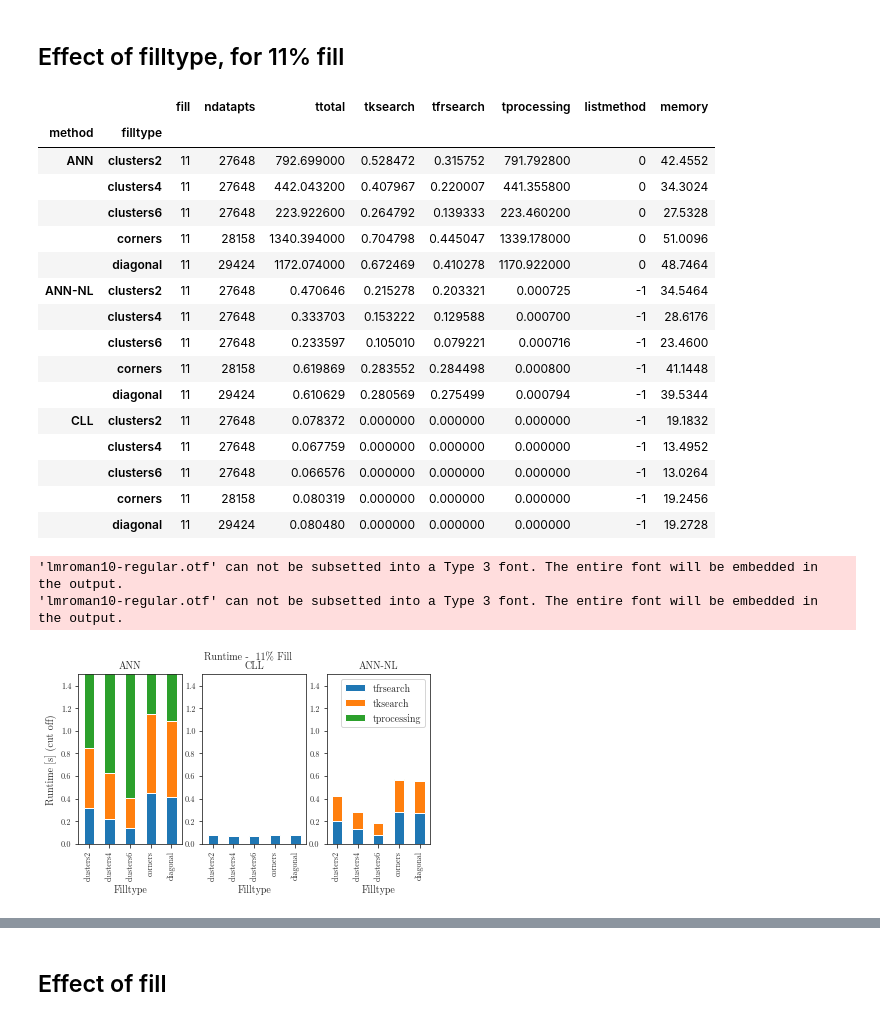
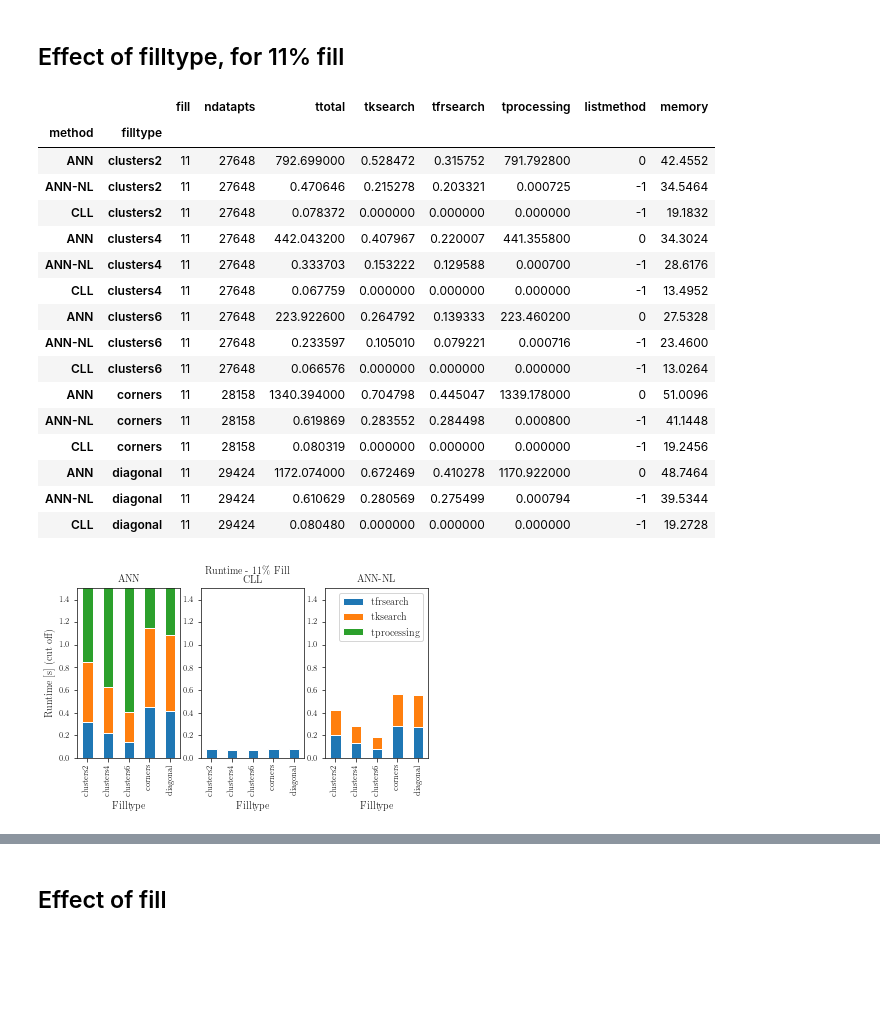
Before and after one commit to JensPfeifle/sph-nearest-neighbor, a Jupyter notebook: analysis/3-overview.ipynb, the cells around one changed output, grey strips where cells are left out. Saved outputs shown, nothing was run; the diff lists cells and outputs as text; code cells hidden in the pictures; blank space fills up the shorter version.

```diff
--- a/analysis/3-overview.ipynb
+++ b/analysis/3-overview.ipynb
@@ -30,7 +30,9 @@ params = {'font.family':"Latin Modern Roman",
           'xtick.labelsize': 8,
           'ytick.labelsize': 8,
           'savefig.bbox':"tight",
-          'figure.figsize': fig_size,}
+          'figure.figsize': fig_size,
+          'text.usetex': True,
+          'text.latex.preamble': [r'\usepackage{lmodern}'],}
 plt.rcParams.update(params)
 
 def savefig(name: str):
@@ -38,3 +40,5 @@ def savefig(name: str):
     plt.savefig(filename, bbox_inches = 'tight')
 
 # see also pgf export/plot
+# %%
+plt.rcParams['font.serif']
@@ -41,3 +60,3 @@ def savefig(name: str):
 # %%
-[k for k in plt.rcParams.keys() if "title" in k]
+[k for k in plt.rcParams.keys() if "font" in k]
 # %% [output]
@@ -203,51 +233,49 @@ Beachte Achsenskalierung!
 # %% [markdown]
 ## Effect of filltype, for 11% fill
 # %%
-df[df["fill"] == 11].groupby(["method", "filltype"]).mean()
+df[df["fill"] == 11].groupby(["method", "filltype"]).mean().sort_values(["filltype"])
 # %% [output]
 |  |  | fill | ndatapts | ttotal | tksearch | tfrsearch | tprocessing | listmethod | memory |
 | method | filltype |  |  |  |  |  |  |  |  |
 | ANN | clusters2 | 11 | 27648 | 792.699000 | 0.528472 | 0.315752 | 791.792800 | 0 | 42.4552 |
-|  | clusters4 | 11 | 27648 | 442.043200 | 0.407967 | 0.220007 | 441.355800 | 0 | 34.3024 |
-|  | clusters6 | 11 | 27648 | 223.922600 | 0.264792 | 0.139333 | 223.460200 | 0 | 27.5328 |
-|  | corners | 11 | 28158 | 1340.394000 | 0.704798 | 0.445047 | 1339.178000 | 0 | 51.0096 |
-|  | diagonal | 11 | 29424 | 1172.074000 | 0.672469 | 0.410278 | 1170.922000 | 0 | 48.7464 |
 | ANN-NL | clusters2 | 11 | 27648 | 0.470646 | 0.215278 | 0.203321 | 0.000725 | -1 | 34.5464 |
-|  | clusters4 | 11 | 27648 | 0.333703 | 0.153222 | 0.129588 | 0.000700 | -1 | 28.6176 |
-|  | clusters6 | 11 | 27648 | 0.233597 | 0.105010 | 0.079221 | 0.000716 | -1 | 23.4600 |
-|  | corners | 11 | 28158 | 0.619869 | 0.283552 | 0.284498 | 0.000800 | -1 | 41.1448 |
-|  | diagonal | 11 | 29424 | 0.610629 | 0.280569 | 0.275499 | 0.000794 | -1 | 39.5344 |
 | CLL | clusters2 | 11 | 27648 | 0.078372 | 0.000000 | 0.000000 | 0.000000 | -1 | 19.1832 |
-|  | clusters4 | 11 | 27648 | 0.067759 | 0.000000 | 0.000000 | 0.000000 | -1 | 13.4952 |
-|  | clusters6 | 11 | 27648 | 0.066576 | 0.000000 | 0.000000 | 0.000000 | -1 | 13.0264 |
-|  | corners | 11 | 28158 | 0.080319 | 0.000000 | 0.000000 | 0.000000 | -1 | 19.2456 |
-|  | diagonal | 11 | 29424 | 0.080480 | 0.000000 | 0.000000 | 0.000000 | -1 | 19.2728 |
+| ANN | clusters4 | 11 | 27648 | 442.043200 | 0.407967 | 0.220007 | 441.355800 | 0 | 34.3024 |
+| ANN-NL | clusters4 | 11 | 27648 | 0.333703 | 0.153222 | 0.129588 | 0.000700 | -1 | 28.6176 |
+| CLL | clusters4 | 11 | 27648 | 0.067759 | 0.000000 | 0.000000 | 0.000000 | -1 | 13.4952 |
+| ANN | clusters6 | 11 | 27648 | 223.922600 | 0.264792 | 0.139333 | 223.460200 | 0 | 27.5328 |
+| ANN-NL | clusters6 | 11 | 27648 | 0.233597 | 0.105010 | 0.079221 | 0.000716 | -1 | 23.4600 |
+| CLL | clusters6 | 11 | 27648 | 0.066576 | 0.000000 | 0.000000 | 0.000000 | -1 | 13.0264 |
+| ANN | corners | 11 | 28158 | 1340.394000 | 0.704798 | 0.445047 | 1339.178000 | 0 | 51.0096 |
+| ANN-NL | corners | 11 | 28158 | 0.619869 | 0.283552 | 0.284498 | 0.000800 | -1 | 41.1448 |
+| CLL | corners | 11 | 28158 | 0.080319 | 0.000000 | 0.000000 | 0.000000 | -1 | 19.2456 |
+| ANN | diagonal | 11 | 29424 | 1172.074000 | 0.672469 | 0.410278 | 1170.922000 | 0 | 48.7464 |
+| ANN-NL | diagonal | 11 | 29424 | 0.610629 | 0.280569 | 0.275499 | 0.000794 | -1 | 39.5344 |
+| CLL | diagonal | 11 | 29424 | 0.080480 | 0.000000 | 0.000000 | 0.000000 | -1 | 19.2728 |
 # %%
 fig, (ax1, ax2, ax3) = plt.subplots(1, 3, sharey=False)
 
-plotdf = df[df["fill"] == 11].groupby(["method", "filltype"]).mean()
+plotdf = df[df["fill"] == 11].groupby(["method", "filltype"]).mean().sort_values(["filltype"])
 plotdf.loc["ANN"].plot(y=["tfrsearch", "tksearch", "tprocessing"], ax=ax1, kind="bar", title="ANN",
                        stacked=True, legend=False)
 plotdf.loc["CLL"].plot(y=["ttotal"],                             ax=ax2, kind="bar", title="CLL",
                       legend=False)
 plotdf.loc["ANN-NL"].plot(y=["tfrsearch", "tksearch", "tprocessing"], ax=ax3, kind="bar", title="ANN-NL",
                           stacked=True, legend=True)
 
 
 y_range = (0, 1.5)
 ax1.set_ylim(y_range)
 ax2.set_ylim(y_range)
 ax3.set_ylim(y_range)
-plt.suptitle("Runtime -  11% Fill")
+plt.suptitle("Runtime -  11\% Fill")
 ax1.set(ylabel='Runtime [s] (cut off)', xlabel='Filltype')
 ax2.set(ylabel='', xlabel='Filltype')
 ax3.set(ylabel='', xlabel='Filltype')
 savefig('runtime_fill11')
 plt.show()
 # %% [output]
-'lmroman10-regular.otf' can not be subsetted into a Type 3 font. The entire font will be embedded in the output.
-'lmroman10-regular.otf' can not be subsetted into a Type 3 font. The entire font will be embedded in the output.
-[figure, old version]
+[figure, new version]
 # %%
 fig, (ax1, ax2, ax3) = plt.subplots(1, 3, sharey=False)
 
```
Also changed, not shown: parts of 8 cells of this notebook, 7 other files.
